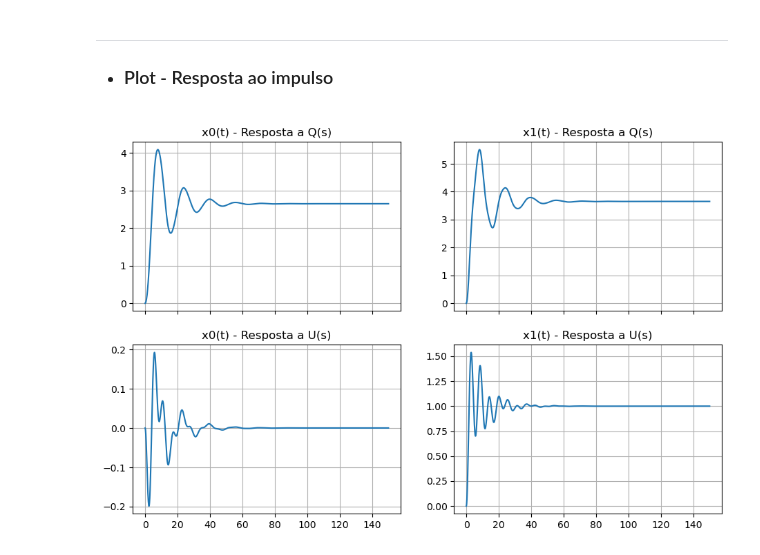
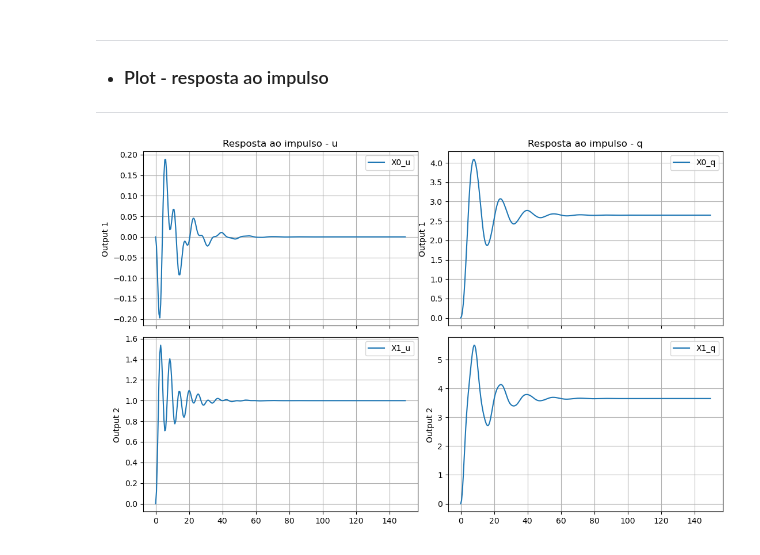
Before and after one commit to AlisonTristao/renovaveis, a Jupyter notebook: model.ipynb, the cells around one changed output. Saved outputs shown, nothing was run; the diff lists cells and outputs as text; code cells hidden in the pictures.

```diff
--- a/model.ipynb
+++ b/model.ipynb
@@ -58,8 +119,8 @@ t, s = sp.symbols('t s', positive=True, real=True)
 A = M*s**2 + N*s + K
 
 # Função de transferência do sistema
-H_U = (A.inv() * B)*1/s
-H_Q = (A.inv() * C)*1/s
+H_U = (A.inv() * B)/s
+H_Q = (A.inv() * C)/s
 
 # Simplificação das expressões
 H_U = sp.simplify(H_U)
@@ -67,8 +128,3 @@ H_Q = sp.simplify(H_Q)
 
 # matriz de transferência do sistema
 H = sp.Matrix.hstack(H_U, H_Q)
-
-print("X0/U (s) =", H_U[0,0])
-print("X0/Q (s) =", H_Q[0,0])
-print("X1/U (s) =", H_U[1,0])
-print("X1/Q (s) =", H_Q[1,0])
@@ -131,36 +194,29 @@ gain_x1_u: zoo
 # %% [markdown]
 ---
-* ### Plot - Resposta ao impulso
+* ### Plot - resposta ao impulso
+---
+# %%
+# tempo de amostragem
+T = 0.5
+
+# dados pra simular
+start = 0
+stop = 150
+step = T
+time = np.arange(start, stop, step)
+
+cols_name = ['u', 'q']
 # %%
-# Funções numéricas para plotar no numpy
-x0_q_fun = sp.lambdify(t, x0_q, 'numpy')
-x1_q_fun = sp.lambdify(t, x1_q, 'numpy')
-x0_u_fun = sp.lambdify(t, x0_u, 'numpy')
-x1_u_fun = sp.lambdify(t, x1_u, 'numpy')
+# plot a resposta ao impulso
+y_matriz_out = [[] for _ in range(H.rows)]
 
-# tempo
-t_end = 150.0
-t_start = 0.0
-t_step = 0.01
-tt = np.linspace(t_start, t_end, int((t_end - t_start) / t_step) + 1)
+for i in range(H.rows):
+    for j in range(H.cols):
+        t_out, y_out = ctl.impulse_response(H_s_matriz[i][j], T=time)
+        y_plot = [y_out.tolist(), "X{}_{}".format(i, cols_name[j]), 'C0', None]
+        y_matriz_out[i].append(y_plot)
 
-fig, axs = plt.subplots(2, 2, figsize=(11, 7), sharex=True)
-
-# x0 e x1
-axs[0, 0].plot(tt, x0_q_fun(tt))
-axs[0, 0].set_title('x0(t) - Resposta a Q(s)')
-axs[0, 0].grid(True)
-
-axs[0, 1].plot(tt, x1_q_fun(tt))
-axs[0, 1].set_title('x1(t) - Resposta a Q(s)')
-axs[0, 1].grid(True)
-
-axs[1, 0].plot(tt, x0_u_fun(tt))
-axs[1, 0].set_title('x0(t) - Resposta a U(s)')
-axs[1, 0].grid(True)
-
-axs[1, 1].plot(tt, x1_u_fun(tt))
-axs[1, 1].set_title('x1(t) - Resposta a U(s)')
-axs[1, 1].grid(True)
+# plot
+plot(time, y_matriz_out, "Resposta ao impulso", cols_name)
 # %% [output]
-[figure, old version]
+[figure, new version]
```
Also changed, not shown: parts of 20 cells of this notebook.
